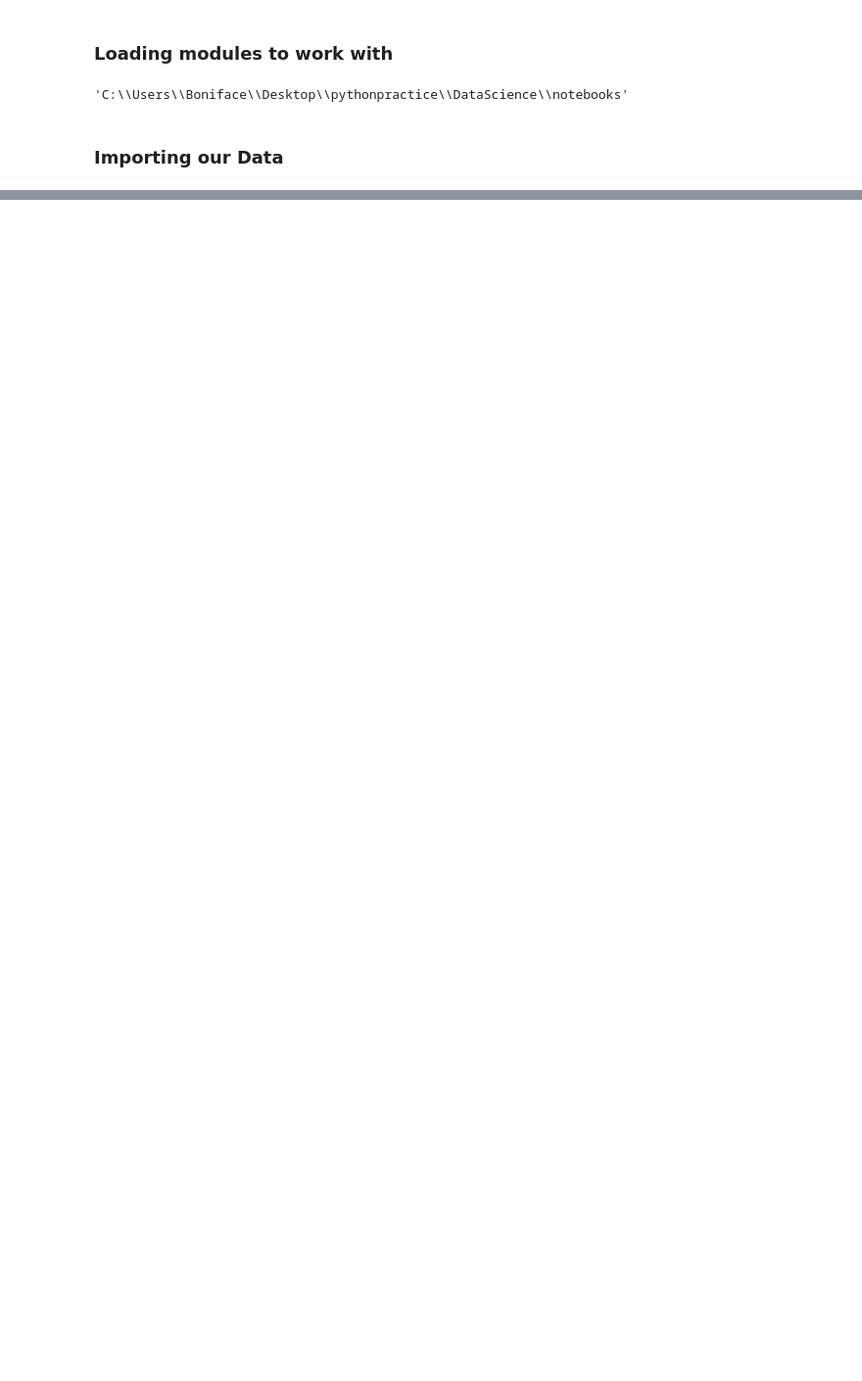
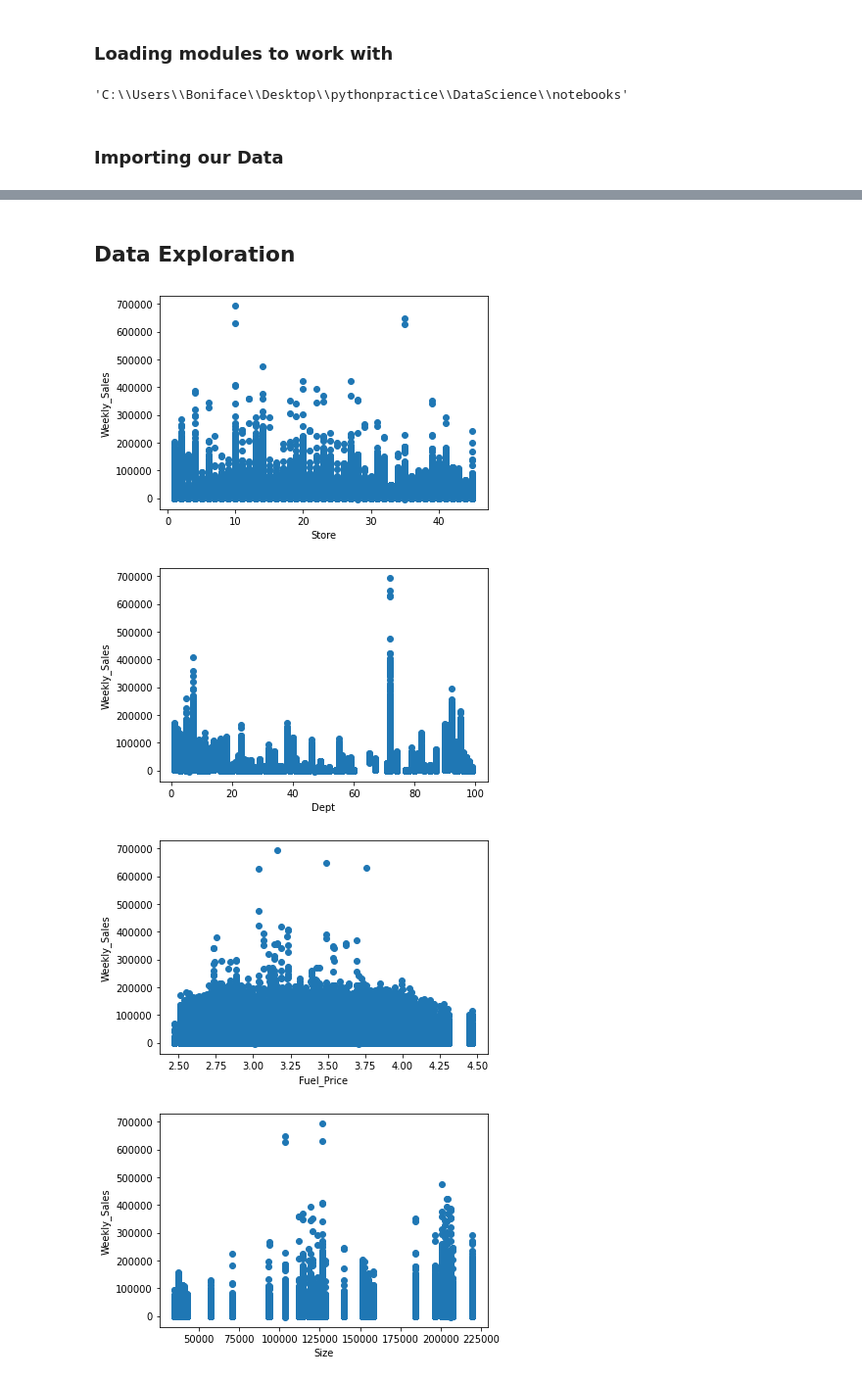
Before and after one commit to tevish321/DSEA-Group, a Jupyter notebook: walmart-recruiting.ipynb, the cells around one changed output, grey strips where cells are left out. Shown at 98% size. Cells and saved outputs as stored; diff of their text form; code cells hidden in the pictures; blank space fills up the shorter version.

Commit message:
Add files via upload
TestB better than TestA

```diff
--- a/walmart-recruiting.ipynb
+++ b/walmart-recruiting.ipynb
@@ -654,0 +27,6 @@ sampleSubmission.to_csv('output.csv', index=False)
+# %%
+features =pd.read_csv('datasets/walmart/features.csv').drop(columns=['IsHoliday'])
+sampleSubmission =pd.read_csv('datasets/walmart/sampleSubmission.csv')
+test =pd.read_csv('datasets/walmart/test.csv')
+train =pd.read_csv('datasets/walmart/train.csv')
+stores =pd.read_csv('datasets/walmart/stores.csv')
@@ -654,0 +35,3 @@ sampleSubmission.to_csv('output.csv', index=False)
+# %%
+# dataset =  pd.concat(objs=[features,stores,train], axis=0).reset_index(drop=True)
+dataset = train.merge(stores,how='left').merge(features,how='left')
@@ -654,0 +139,25 @@ sampleSubmission.to_csv('output.csv', index=False)
+# %% [markdown]
+
+## Data Exploration
+# %%
+# Lets draw a scatter matric against weeklysales
+def scatter(dataset,column):
+    plt.figure(column)
+    plt.scatter(dataset[column],dataset['Weekly_Sales'])
+    plt.xlabel(column)
+    plt.ylabel('Weekly_Sales')
+# %%
+scatter(dataset,'Store')
+scatter(dataset,'Dept')
+scatter(dataset, 'Fuel_Price')
+scatter(dataset, 'Size')
+scatter(dataset, 'CPI')
+scatter(dataset, 'Type')
+scatter(dataset, 'IsHoliday')
+scatter(dataset, 'Unemployment')
+scatter(dataset, 'Temperature')
+# %% [output]
+[figure, added]
+[figure, added]
+[figure, added]
+[figure, added]
```
Also changed, not shown: parts of 157 cells of this notebook.
